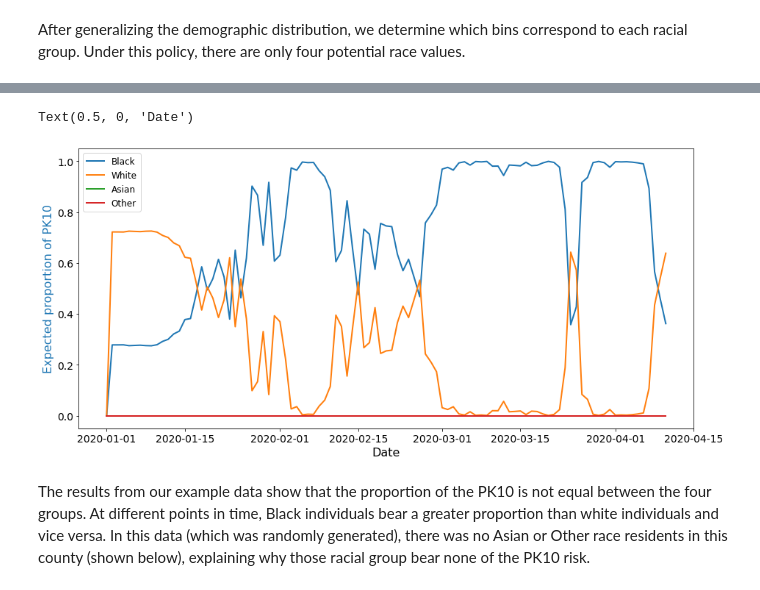
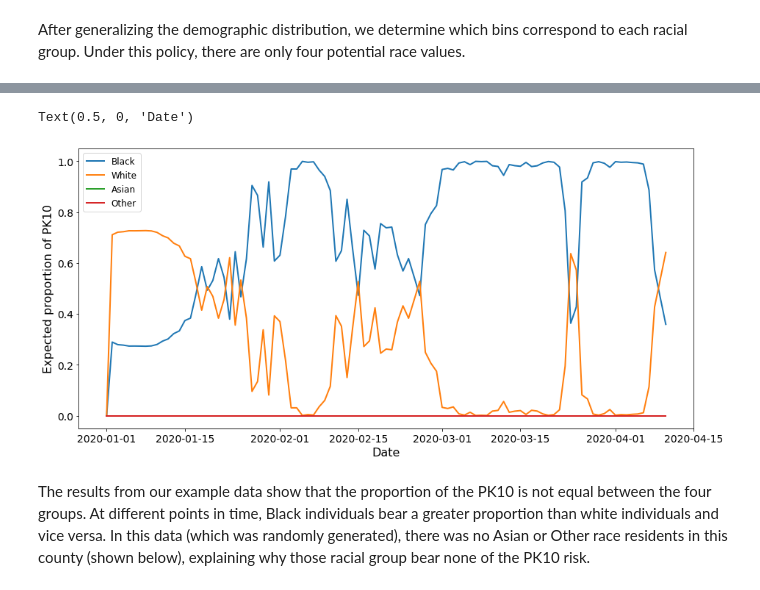
Before and after one commit to vanderbiltheads/PandemicDataPrivacy, a Jupyter notebook: demos/PK_risk_fairness_evaluation_walkthrough.ipynb, the cells around one changed output, grey strips where cells are left out. Cells and saved outputs as stored; diff of their text form; code cells hidden in the pictures.

```diff
--- a/demos/PK_risk_fairness_evaluation_walkthrough.ipynb
+++ b/demos/PK_risk_fairness_evaluation_walkthrough.ipynb
@@ -418,28 +418,28 @@ Wall time: 1.03 s
 # %%
 # plot results
 
 fig, ax = plt.subplots(1, 1, figsize=(15,7), sharex=True, sharey=True)
 
 tick_size = 14
 label_size = 16
 legend_size = 12
 line_size = 2
 
 pk_props = [mc.black_PK_prop, mc.white_PK_prop, mc.asian_PK_prop, mc.other_PK_prop]
 pk_props_labs = ['Black','White','Asian', 'Other']
 
 for i in range(len(pk_props)):
     stats = mc.get_stats(pk_props[i], [2.5, 97.5])
     ax.plot(pd.to_datetime(stats['date']), stats['mean'].values, label=pk_props_labs[i], linewidth=line_size)
 
-ax.set_ylabel('Expected proportion of PK10', color='tab:blue', fontsize=label_size)
+ax.set_ylabel('Expected proportion of PK10', fontsize=label_size)
 ax.tick_params(axis='both', which='major', labelsize=tick_size)
 ax.legend(loc='upper left', fontsize=legend_size)
 
 ax.set_xlabel('Date', fontsize=label_size)
 # %% [output]
 Text(0.5, 0, 'Date')
-[figure, old version]
+[figure, new version]
 # %% [markdown]
 The results from our example data show that the proportion of the PK10 is not equal between the four groups. At different points in time, Black individuals bear a greater proportion than white individuals and vice versa. In this data (which was randomly generated), there was no Asian or Other race residents in this county (shown below), explaining why those racial group bear none of the PK10 risk.
 # %%
```
Also changed, not shown: parts of 1 cell of this notebook.
